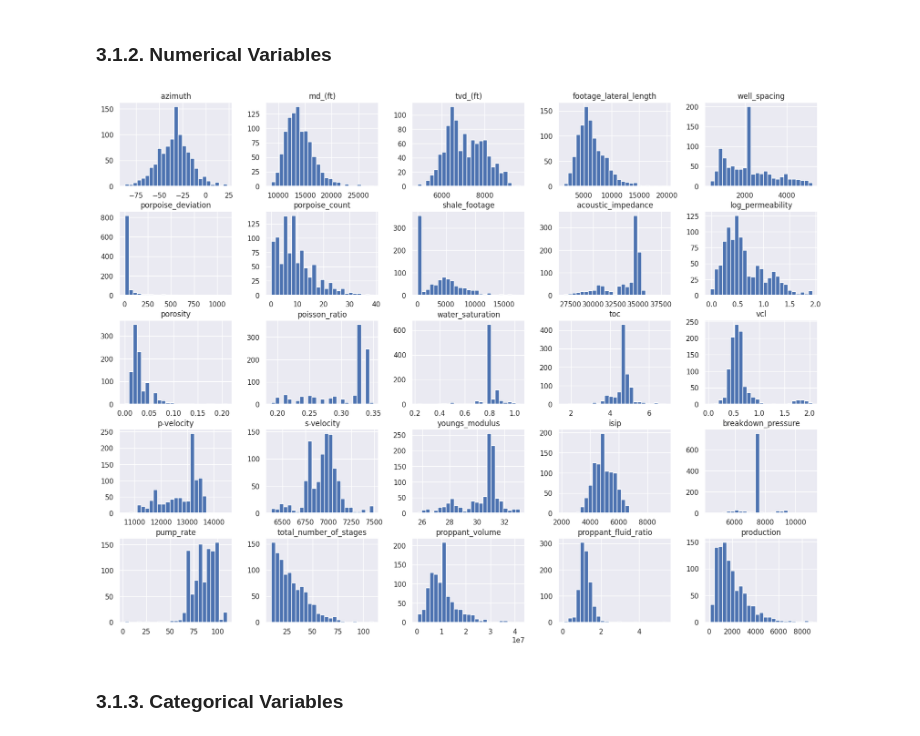
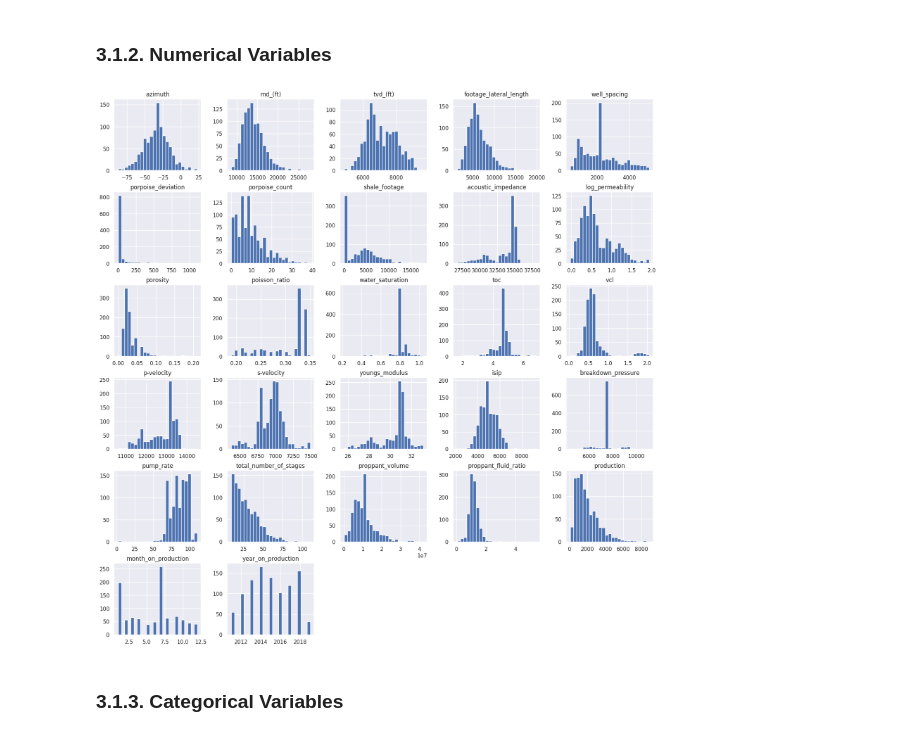
Before and after one commit to m4theus4ndr4de/regression-oil-production-prediction, a Jupyter notebook: notebook/production_prediction.ipynb, the cells around one changed output. Saved outputs shown, nothing was run; the diff lists cells and outputs as text; code cells hidden in the pictures.

```diff
--- a/notebook/production_prediction.ipynb
+++ b/notebook/production_prediction.ipynb
@@ -423,6 +436,9 @@ Years: [2011 2012 2013 2014 2015 2016 2017 2018 2019]
 # 3. EDA (Exploratory Data Analysis)
 # %%
 df3 = df2.copy()
+# %%
+numerical_attributes = df3.select_dtypes(include=['int64', 'float64'])
+categorical_attributes = df3.select_dtypes(exclude=['int64', 'float64', 'datetime64[ns]'])
 # %% [markdown]
 ## 3.1. Univariate Analysis
 # %% [markdown]
@@ -434,9 +450,9 @@ sns.displot(df1['production']);
 # %% [markdown]
 ### 3.1.2. Numerical Variables
 # %%
-numerical_attributes.hist(bins=25, figsize=[20, 15]);
+numerical_attributes.hist(bins=25, figsize=[20, 20]);
 # %% [output]
-[figure, old version]
+[figure, new version]
 # %% [markdown]
 ### 3.1.3. Categorical Variables
 # %%
```
Also changed, not shown: parts of 45 cells of this notebook, 10 other files.
